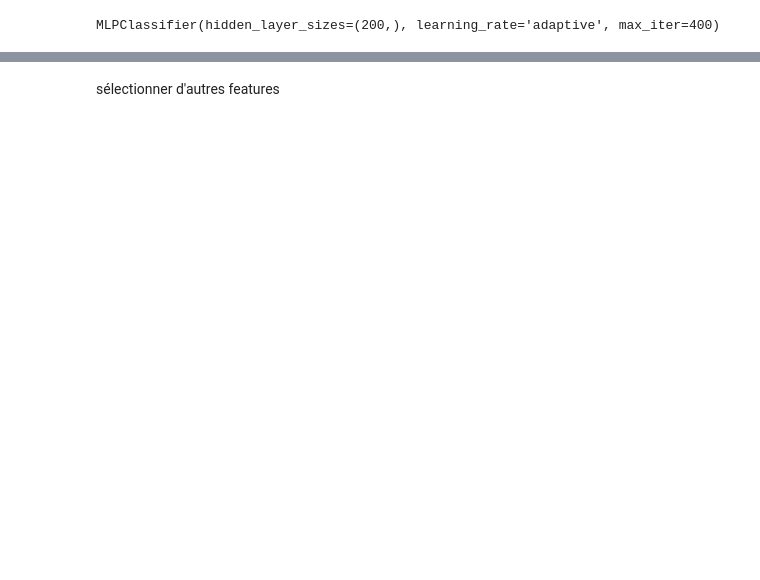
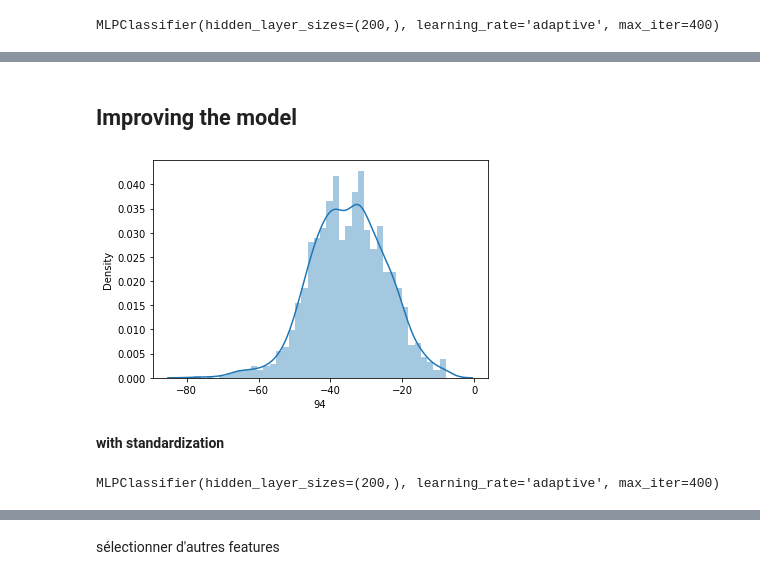
Before and after one commit to diebland/FinalProject__RecognitionSpeechEmotion, a Jupyter notebook: Modeling.ipynb, the cells around one changed output, grey strips where cells are left out. Cells and saved outputs as stored; diff of their text form; code cells hidden in the pictures; blank space fills up the shorter version.

```diff
--- a/Modeling.ipynb
+++ b/Modeling.ipynb
@@ -169,0 +261,9 @@ Accuracy of the Recognizer is: 27.1%
+# %% [markdown]
+## Improving the model
+# %%
+sns.distplot(df_final[94], bins=40)
+plt.show()
+# %% [output]
+[figure, added]
+# %% [markdown]
+**with standardization**
@@ -169,0 +290,4 @@ Accuracy of the Recognizer is: 27.1%
+# %%
+model.fit(X1_train, y1_train)
+# %% [output]
+MLPClassifier(hidden_layer_sizes=(200,), learning_rate='adaptive', max_iter=400)
```
Also changed, not shown: parts of 31 cells of this notebook, 1 other file.
